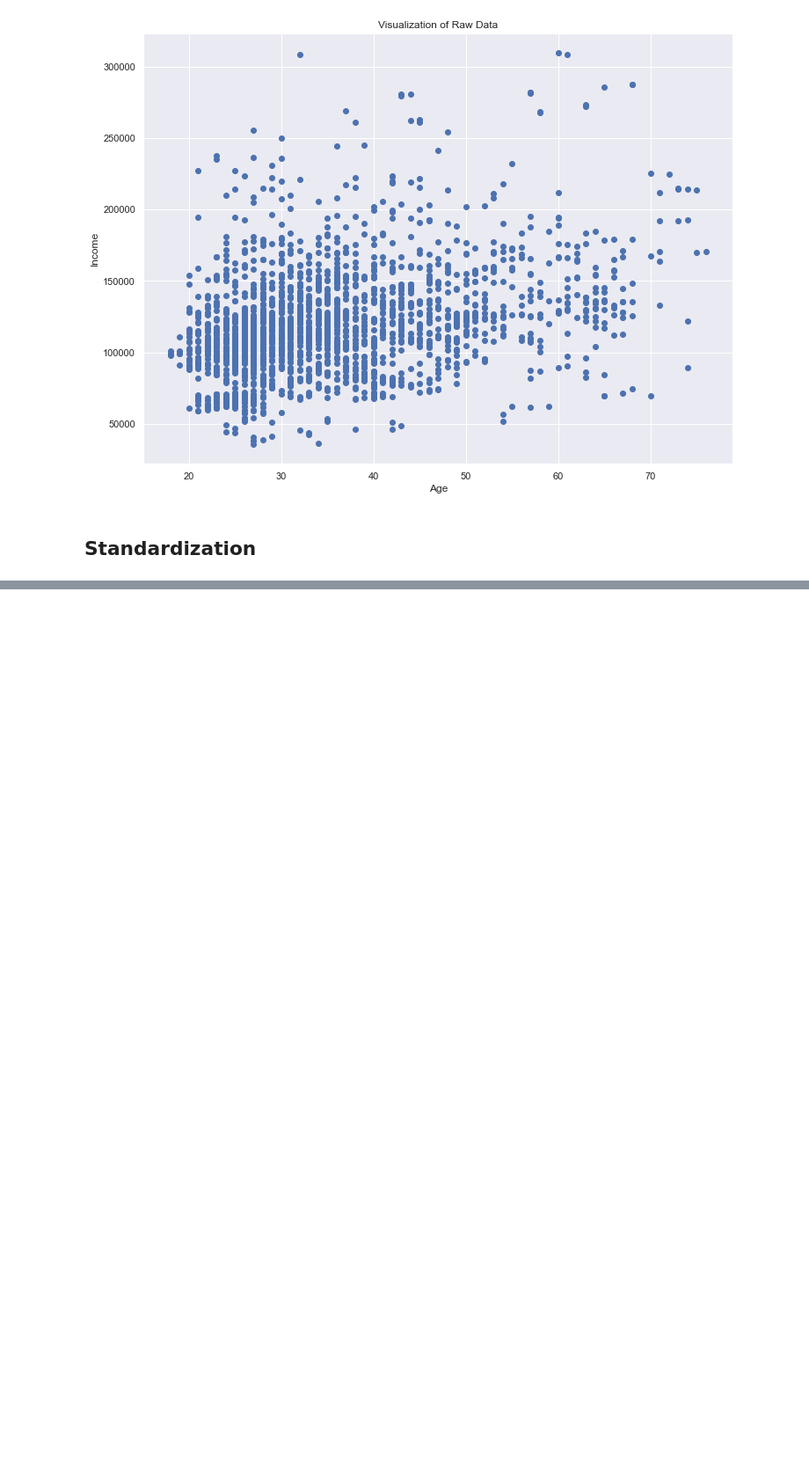
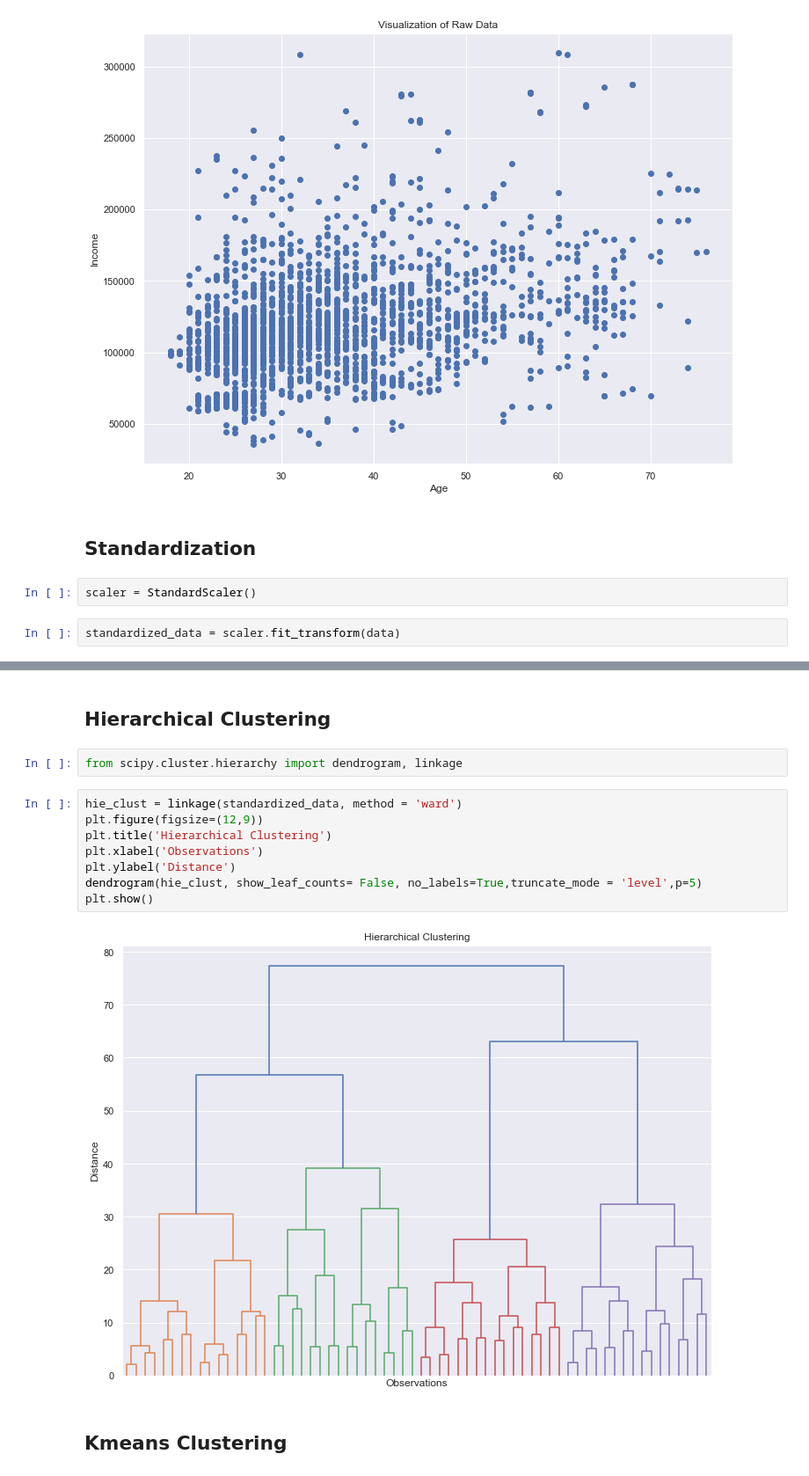
Before and after one commit to i4seeu/customer_analytics, a Jupyter notebook: segmentation.ipynb, the cells around one changed output, grey strips where cells are left out. Shown at 88% size. Cells and saved outputs as stored; diff of their text form; blank space fills up the shorter version.

Commit message:
hierarchical clustering

```diff
--- a/segmentation.ipynb
+++ b/segmentation.ipynb
@@ -73,3 +73,7 @@ plt.show()
 [figure]
 # %% [markdown]
 ## Standardization
+# %%
+scaler = StandardScaler()
+# %%
+standardized_data = scaler.fit_transform(data)
@@ -75,0 +96,16 @@ plt.show()
+# %% [markdown]
+## Hierarchical Clustering
+# %%
+from scipy.cluster.hierarchy import dendrogram, linkage
+# %%
+hie_clust = linkage(standardized_data, method = 'ward')
+plt.figure(figsize=(12,9))
+plt.title('Hierarchical Clustering')
+plt.xlabel('Observations')
+plt.ylabel('Distance')
+dendrogram(hie_clust, show_leaf_counts= False, no_labels=True,truncate_mode = 'level',p=5)
+plt.show()
+# %% [output]
+[figure, added]
+# %% [markdown]
+## Kmeans Clustering
```
Also changed, not shown: parts of 1 cell of this notebook.
